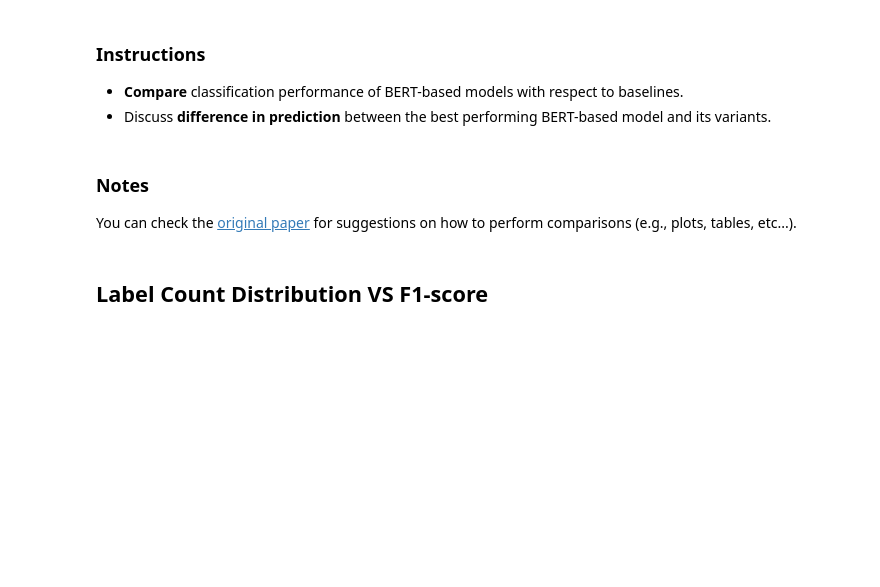
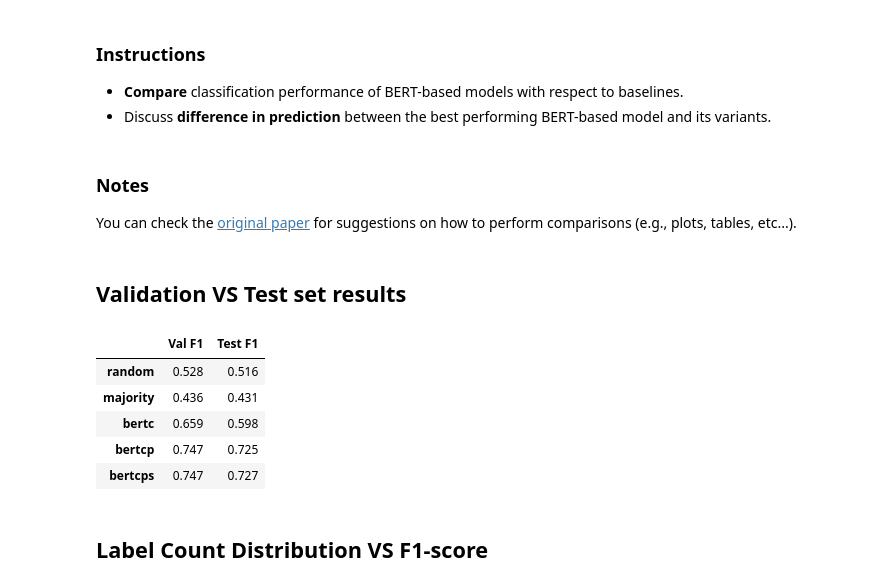
Before and after one commit to AndreaZecca/NLP-assignments, a Jupyter notebook: Assignment-2/Assignment2.ipynb, the cells around one changed output. Saved outputs shown, nothing was run; the diff lists cells and outputs as text; code cells hidden in the pictures; blank space fills up the shorter version.

```diff
--- a/Assignment-2/Assignment2.ipynb
+++ b/Assignment-2/Assignment2.ipynb
@@ -875,6 +897,26 @@ You are tasked to discuss your results.
 ### Notes
 
 You can check the [original paper](https://aclanthology.org/2022.acl-long.306/) for suggestions on how to perform comparisons (e.g., plots, tables, etc...).
+# %% [markdown]
+## Validation VS Test set results
+# %%
+res = pd.DataFrame(index=list(results.keys()), columns=['Val F1', 'Test F1'])
+for model_name in list(results.keys()):
+    test_set_results = results[model_name]
+    test_set_results_best = test_set_results[np.argmax([x['macro_f1'] for x in test_set_results])]
+    val_set_results = val_results[model_name]
+    val_set_results_best = val_set_results[np.argmax([x['macro_f1'] for x in val_set_results])]
+    res.loc[model_name] = [round(val_set_results_best["macro_f1"],3), round(test_set_results_best["macro_f1"], 3)]
+    # print(f'[MODEL] {model_name} - Test F1 {test_set_results_best["macro_f1"]:.3f} - Val F1 {val_set_results_best["macro_f1"]:.3f}')
+
+res
+# %% [output]
+|  | Val F1 | Test F1 |
+| random | 0.528 | 0.516 |
+| majority | 0.436 | 0.431 |
+| bertc | 0.659 | 0.598 |
+| bertcp | 0.747 | 0.725 |
+| bertcps | 0.747 | 0.727 |
 # %% [markdown]
 ## Label Count Distribution VS F1-score
 # %%
```
Also changed, not shown: parts of 14 cells of this notebook.
